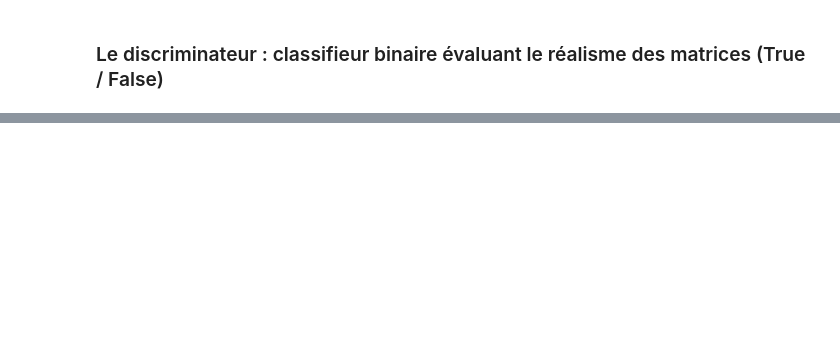
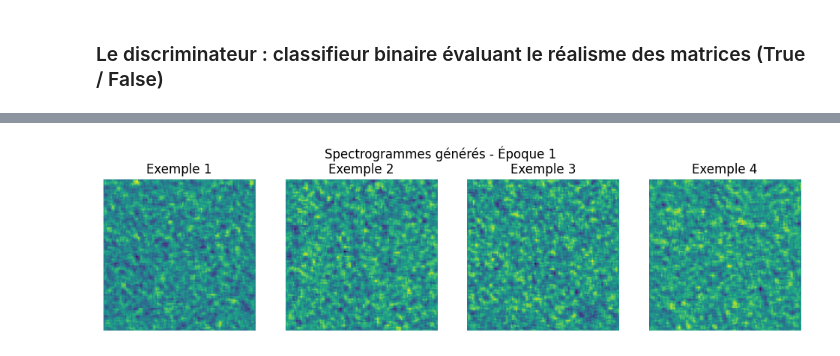
Before and after one commit to Solangele/CDSD_Projet_fil_rouge, a Jupyter notebook: Bloc4/DL_non_structure.ipynb, the cells around one changed output, grey strips where cells are left out. Cells and saved outputs as stored; diff of their text form; code cells hidden in the pictures; blank space fills up the shorter version.

```diff
--- a/Bloc4/DL_non_structure.ipynb
+++ b/Bloc4/DL_non_structure.ipynb
@@ -389,0 +407,86 @@ _________________________________________________________________
+# %%
+def plot_and_save_generated_images(epoch, generator, num_examples=4):
+    # Générer du bruit aléatoire
+    noise = np.random.normal(0, 1, (num_examples, 100))
+    # Générer les faux spectrogrammes
+    generated_images = generator.predict(noise, verbose=0)
+
+    # Recréer l'échelle [0, 1] pour l'affichage (car la sortie du géné est en 'tanh' [-1, 1])
+    generated_images = 0.5 * generated_images + 0.5
+
+    fig, axs = plt.subplots(1, num_examples, figsize=(12, 3))
+    for i in range(num_examples):
+        axs[i].imshow(generated_images[i, :, :, 0], cmap='viridis')
+        axs[i].axis('off')
+        axs[i].set_title(f"Exemple {i+1}")
+
+    plt.suptitle(f"Spectrogrammes générés - Époque {epoch}")
+    os.makedirs("gan_results", exist_ok=True)
+    plt.savefig(f"gan_results/epoch_{epoch}.png")
+    plt.show()
+# %%
+# 1. Adapter les vraies images à l'échelle [-1, 1] exigée par la fonction 'tanh' du générateur
+X_gan_real = (X_deep * 2.0) - 1.0
+
+# 2. Paramètres de l'entraînement
+EPOCHS = 20
+BATCH_SIZE = 64
+half_batch = BATCH_SIZE // 2
+
+# --- CORRECTION 1 : On initialise les listes AVANT la boucle ---
+d_losses = []
+g_losses = []
+
+print(f"Lancement de l'entraînement du GAN sur {len(X_gan_real)} images...")
+
+for epoch in range(1, EPOCHS + 1):
+    # -----------------------------------------------
+    # ÉTAPE A : ENTRAÎNEMENT DU DISCRIMINATEUR
+    # -----------------------------------------------
+    # Sélectionner un demi-lot de vraies images au hasard
+    idx = np.random.randint(0, X_gan_real.shape[0], half_batch)
+    real_imgs = X_gan_real[idx]
+
+    # Générer un demi-lot de fausses images avec le Générateur
+    noise = np.random.normal(0, 1, (half_batch, 100))
+    fake_imgs = generator_model.predict(noise, verbose=0)
+
+    # Entraîner le discriminateur (Vrais = 1, Faux = 0)
+    d_loss_real = discriminator_model.train_on_batch(real_imgs, np.ones((half_batch, 1)))
+    d_loss_fake = discriminator_model.train_on_batch(fake_imgs, np.zeros((half_batch, 1)))
+    d_loss = 0.5 * np.add(d_loss_real, d_loss_fake)
+
+    # -----------------------------------------------
+    # ÉTAPE B : ENTRAÎNEMENT DU GÉNÉRATEUR
+    # -----------------------------------------------
+    # On veut que le Discriminateur croie que les fausses images sont VRAIES (label = 1)
+    noise = np.random.normal(0, 1, (BATCH_SIZE, 100))
+    g_loss = gan_model.train_on_batch(noise, np.ones((BATCH_SIZE, 1)))
+
+    # --- CORRECTION 2 : On enregistre les pertes À CHAQUE ÉPOQUE (bien indenté dans le for) ---
+    d_losses.append(d_loss[0])
+    g_losses.append(g_loss)
+
+    # -----------------------------------------------
+    # SUIVI DES RÉSULTATS
+    # -----------------------------------------------
+    if epoch % 1 == 0:
+        print(f"Époque {epoch}/{EPOCHS} | Discord Loss: {d_loss[0]:.4f} (Acc: {100*d_loss[1]:.1f}%) | Gen Loss: {g_loss:.4f}")
+
+    # Toutes les 5 époques, on affiche visuellement les spectrogrammes générés
+    if epoch % 5 == 0 or epoch == 1:
+        plot_and_save_generated_images(epoch, generator_model)
+
+# --- CORRECTION 3 : Le graphique se trace APRÈS la fin de la boucle ---
+import matplotlib.pyplot as plt
+
+plt.figure(figsize=(10, 5))
+plt.plot(d_losses, label="Perte du Discriminateur (D_Loss)", color='red', linewidth=2)
+plt.plot(g_losses, label="Perte du Générateur (G_Loss)", color='blue', linewidth=2)
+plt.xlabel("Époques")
+plt.ylabel("Loss")
+plt.title("Évolution de l'équilibre du GAN au fil des époques")
+plt.legend()
+plt.grid(True)
+plt.show()
+# %% [output]
@@ -389,0 +495 @@ _________________________________________________________________
+[figure, added]
```
Also changed, not shown: parts of 4 cells of this notebook, 16 other files.
